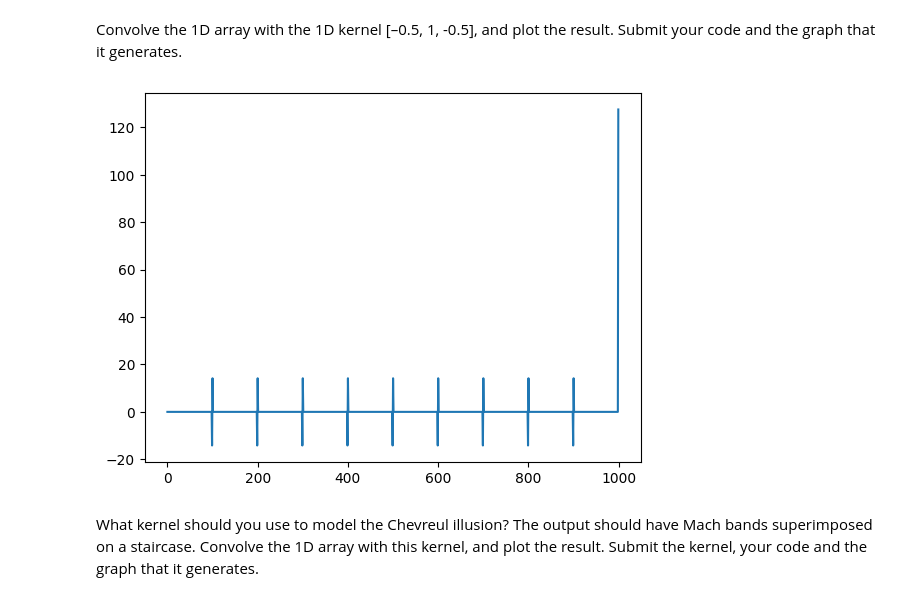
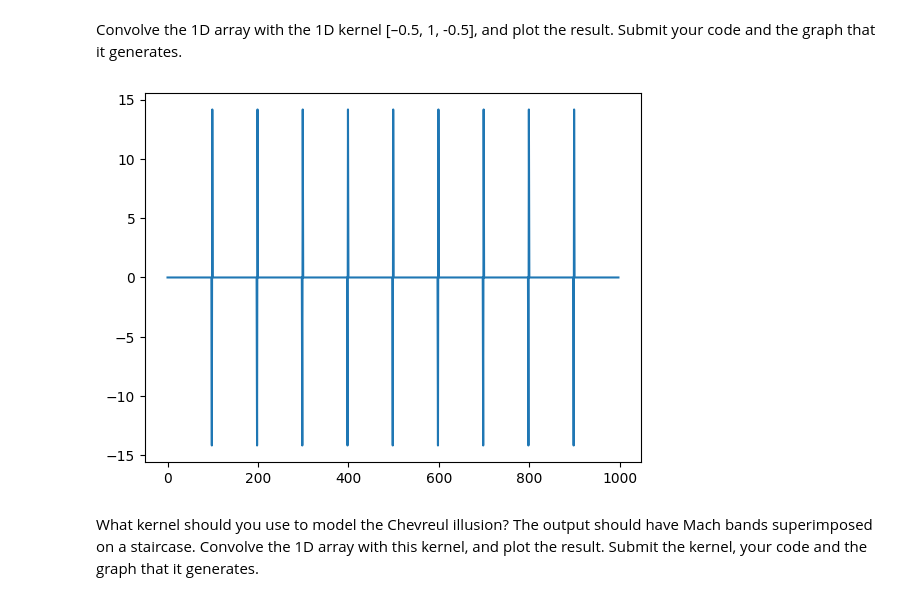
Before and after one commit to smkim0508/COS486-Notes, a Jupyter notebook: COS486_Assignment_2.ipynb, the cells around one changed output. Cells and saved outputs as stored; diff of their text form; code cells hidden in the pictures.

```diff
--- a/COS486_Assignment_2.ipynb
+++ b/COS486_Assignment_2.ipynb
@@ -55,11 +55,13 @@ Convolve the 1D array with the 1D kernel [–0.5, 1, -0.5], and plot the result.
 # %%
 # use np convolution
 row = arr[0]
 kernel = np.array([-0.5, 1, -0.5])
-convolved = np.convolve(row, kernel, mode="same")
+convolved = np.convolve(row, kernel, mode="valid") # drop the edges and convolve from idx 2 upto 998
 plt.plot(convolved)
 plt.show()
+# NOTE: should create spikes at the boundaries due to weights cancelling to 0 when all 3 convolved pixels are equal
+# when right > left = middle pixels, spike negative (due to * -0.5); similarly spike positive when right = middle > left pixel
 # %% [output]
-[figure, old version]
+[figure, new version]
 # %% [markdown]
 What kernel should you use to model the Chevreul illusion? The output should have  Mach bands superimposed on a staircase. Convolve the 1D array with this kernel, and plot the result. Submit the kernel, your code and the graph that it generates.
```
Also changed, not shown: parts of 4 cells of this notebook.
